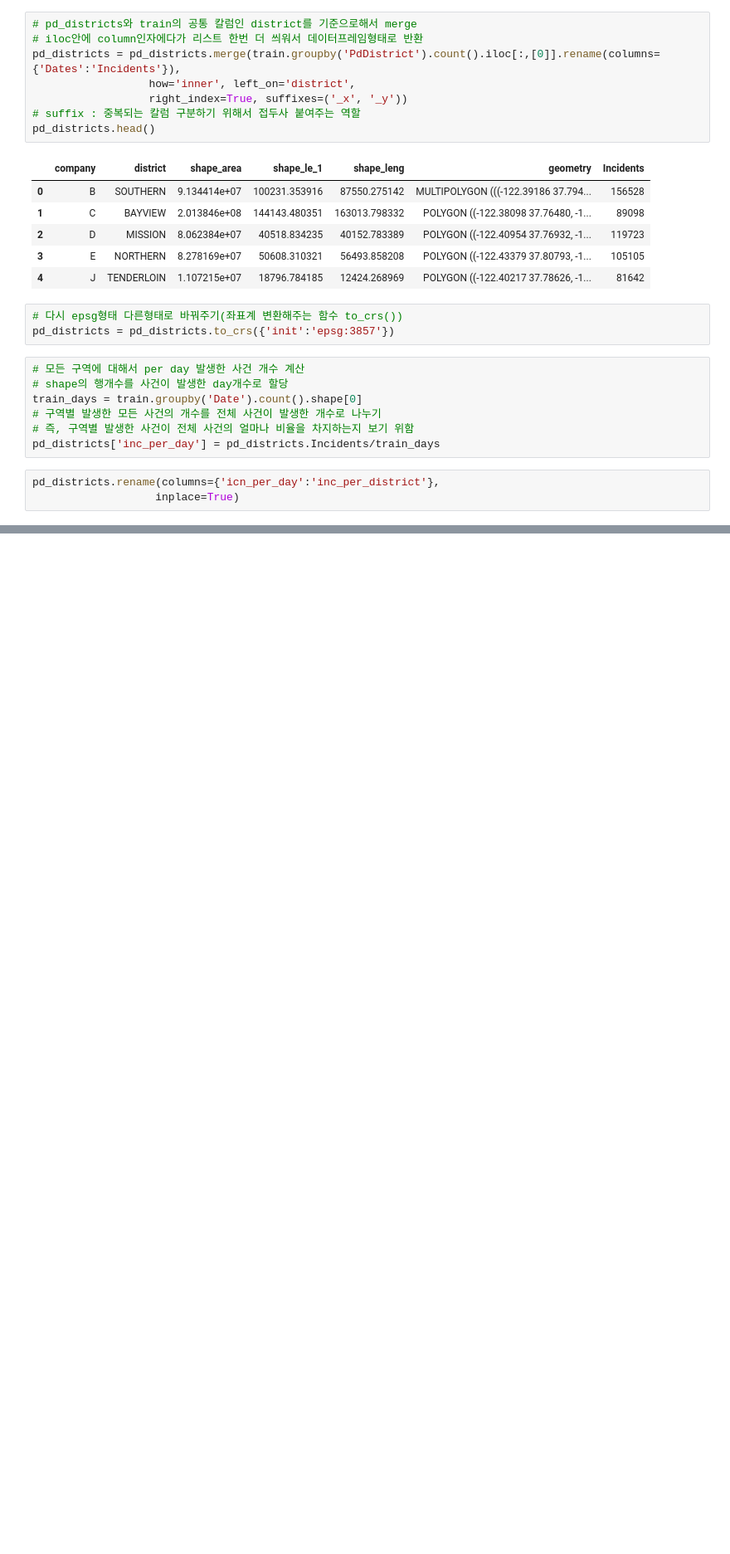
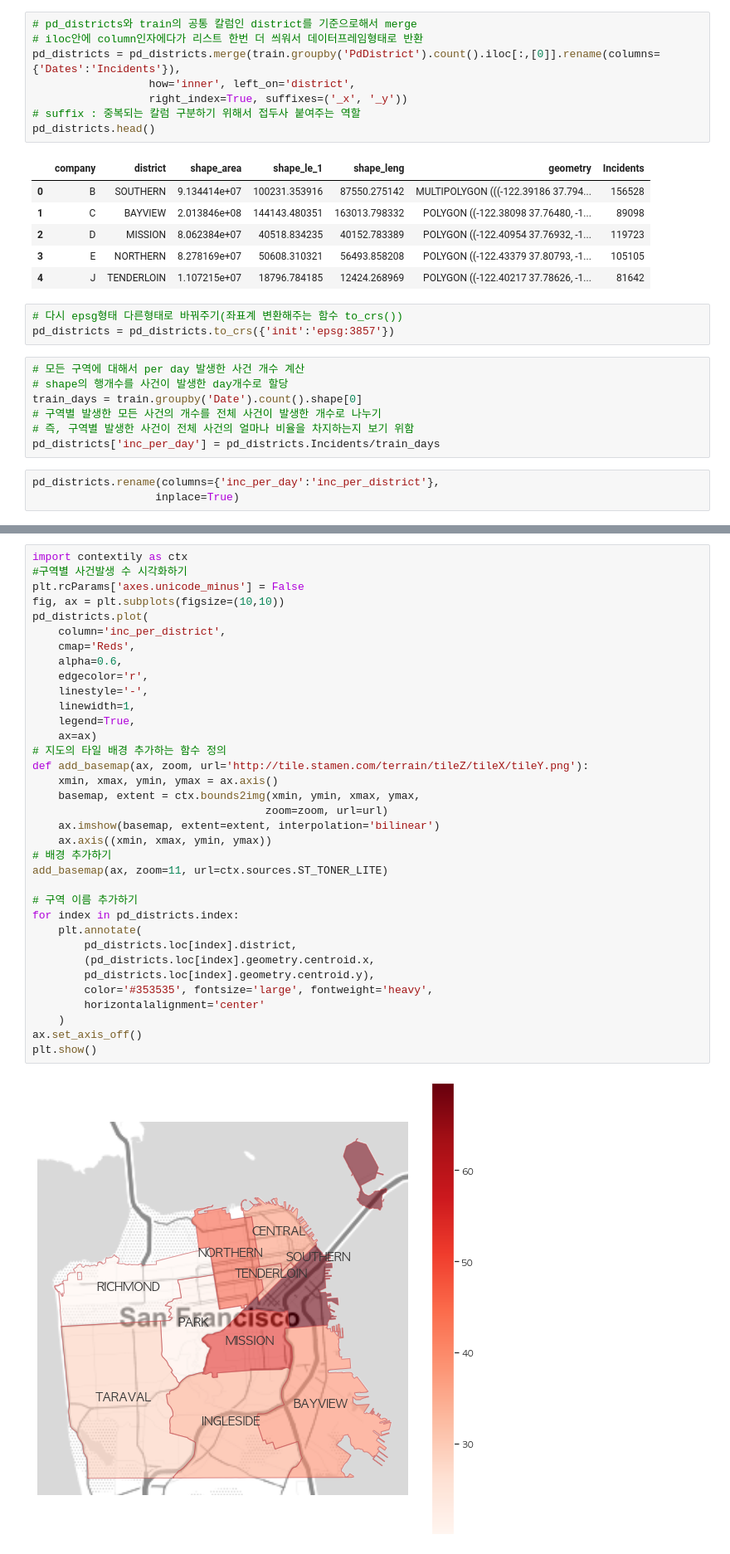
Before and after one commit to young-hun-jo/KaggleStruggle, a Jupyter notebook: sanfrancisco_crime/sanfrancisco_crime_transcription.ipynb, the cells around one changed output, grey strips where cells are left out. Shown at 83% size. Saved outputs shown, nothing was run; the diff lists cells and outputs as text; blank space fills up the shorter version.

```diff
--- a/sanfrancisco_crime/sanfrancisco_crime_transcription.ipynb
+++ b/sanfrancisco_crime/sanfrancisco_crime_transcription.ipynb
@@ -205,7 +205,7 @@ train_days = train.groupby('Date').count().shape[0]
 # 즉, 구역별 발생한 사건이 전체 사건의 얼마나 비율을 차지하는지 보기 위함
 pd_districts['inc_per_day'] = pd_districts.Incidents/train_days
 # %%
-pd_districts.rename(columns={'icn_per_day':'inc_per_district'},
+pd_districts.rename(columns={'inc_per_day':'inc_per_district'},
                    inplace=True)
 # %%
 pd_districts.head()
@@ -234,0 +219,37 @@ pd_districts.plot(
+# %%
+import contextily as ctx
+#구역별 사건발생 수 시각화하기
+plt.rcParams['axes.unicode_minus'] = False
+fig, ax = plt.subplots(figsize=(10,10))
+pd_districts.plot(
+    column='inc_per_district',
+    cmap='Reds',
+    alpha=0.6,
+    edgecolor='r',
+    linestyle='-',
+    linewidth=1,
+    legend=True,
+    ax=ax)
+# 지도의 타일 배경 추가하는 함수 정의
+def add_basemap(ax, zoom, url='http://tile.stamen.com/terrain/tileZ/tileX/tileY.png'):
+    xmin, xmax, ymin, ymax = ax.axis()
+    basemap, extent = ctx.bounds2img(xmin, ymin, xmax, ymax,
+                                    zoom=zoom, url=url)
+    ax.imshow(basemap, extent=extent, interpolation='bilinear')
+    ax.axis((xmin, xmax, ymin, ymax))
+# 배경 추가하기
+add_basemap(ax, zoom=11, url=ctx.sources.ST_TONER_LITE)
+
+# 구역 이름 추가하기
+for index in pd_districts.index:
+    plt.annotate(
+        pd_districts.loc[index].district,
+        (pd_districts.loc[index].geometry.centroid.x,
+        pd_districts.loc[index].geometry.centroid.y),
+        color='#353535', fontsize='large', fontweight='heavy',
+        horizontalalignment='center'
+    )
+ax.set_axis_off()
+plt.show()
+# %% [output]
+[figure, added]
```
Also changed, not shown: parts of 6 cells of this notebook.
